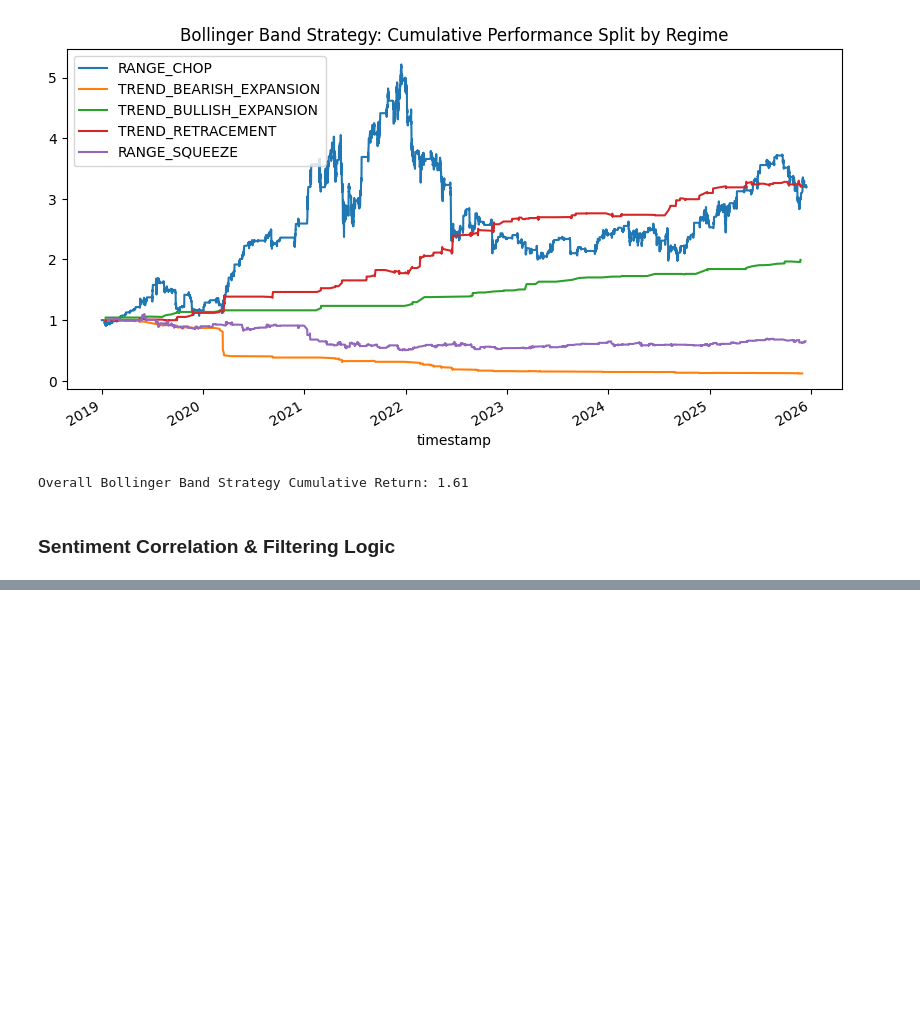
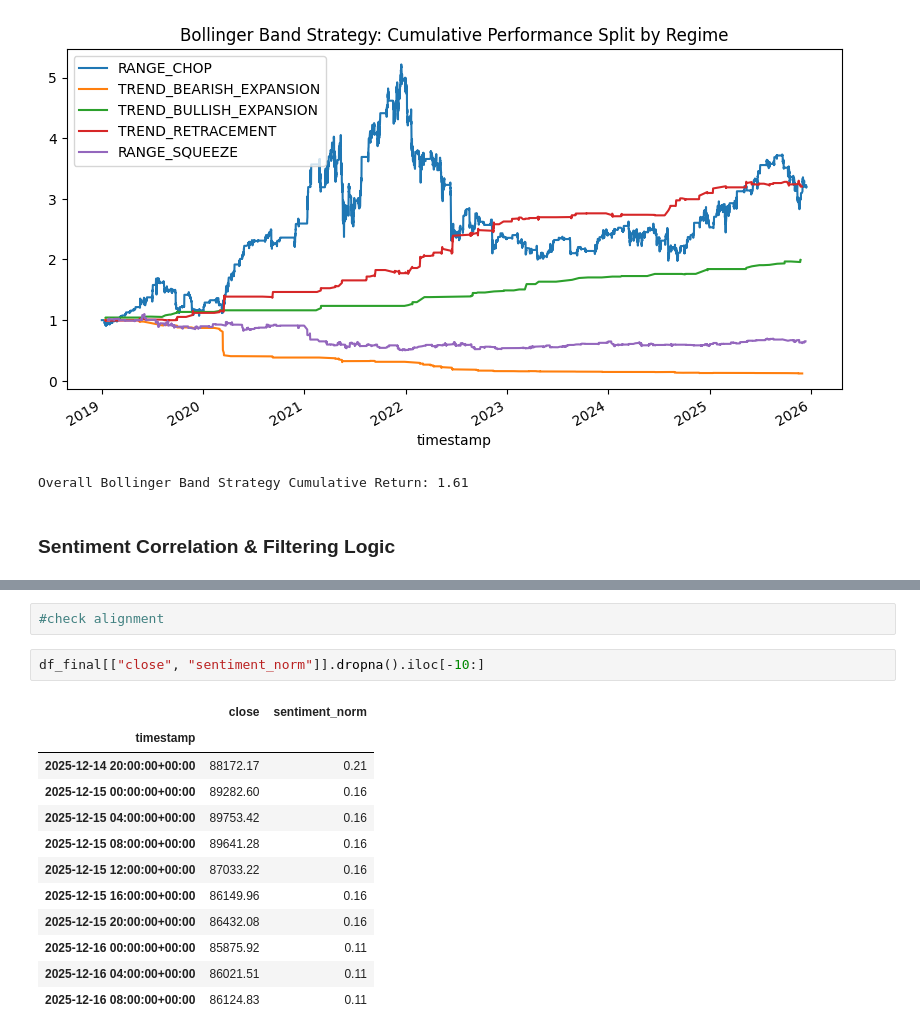
Before and after one commit to Katiehey/Crypto-Bot, a Jupyter notebook: notebooks/regime_analysis.ipynb, the cells around one changed output, grey strips where cells are left out. Cells and saved outputs as stored; diff of their text form; blank space fills up the shorter version.

```diff
--- a/notebooks/regime_analysis.ipynb
+++ b/notebooks/regime_analysis.ipynb
@@ -509,0 +562,17 @@ Overall Bollinger Band Strategy Cumulative Return: 1.61
+# %%
+#check alignment
+# %%
+df_final[["close", "sentiment_norm"]].dropna().iloc[-10:]
+# %% [output]
+|  | close | sentiment_norm |
+| timestamp |  |  |
+| 2025-12-14 20:00:00+00:00 | 88172.17 | 0.21 |
+| 2025-12-15 00:00:00+00:00 | 89282.60 | 0.16 |
+| 2025-12-15 04:00:00+00:00 | 89753.42 | 0.16 |
+| 2025-12-15 08:00:00+00:00 | 89641.28 | 0.16 |
+| 2025-12-15 12:00:00+00:00 | 87033.22 | 0.16 |
+| 2025-12-15 16:00:00+00:00 | 86149.96 | 0.16 |
+| 2025-12-15 20:00:00+00:00 | 86432.08 | 0.16 |
+| 2025-12-16 00:00:00+00:00 | 85875.92 | 0.11 |
+| 2025-12-16 04:00:00+00:00 | 86021.51 | 0.11 |
+| 2025-12-16 08:00:00+00:00 | 86124.83 | 0.11 |
```
Also changed, not shown: parts of 10 cells of this notebook, 1 other file.
